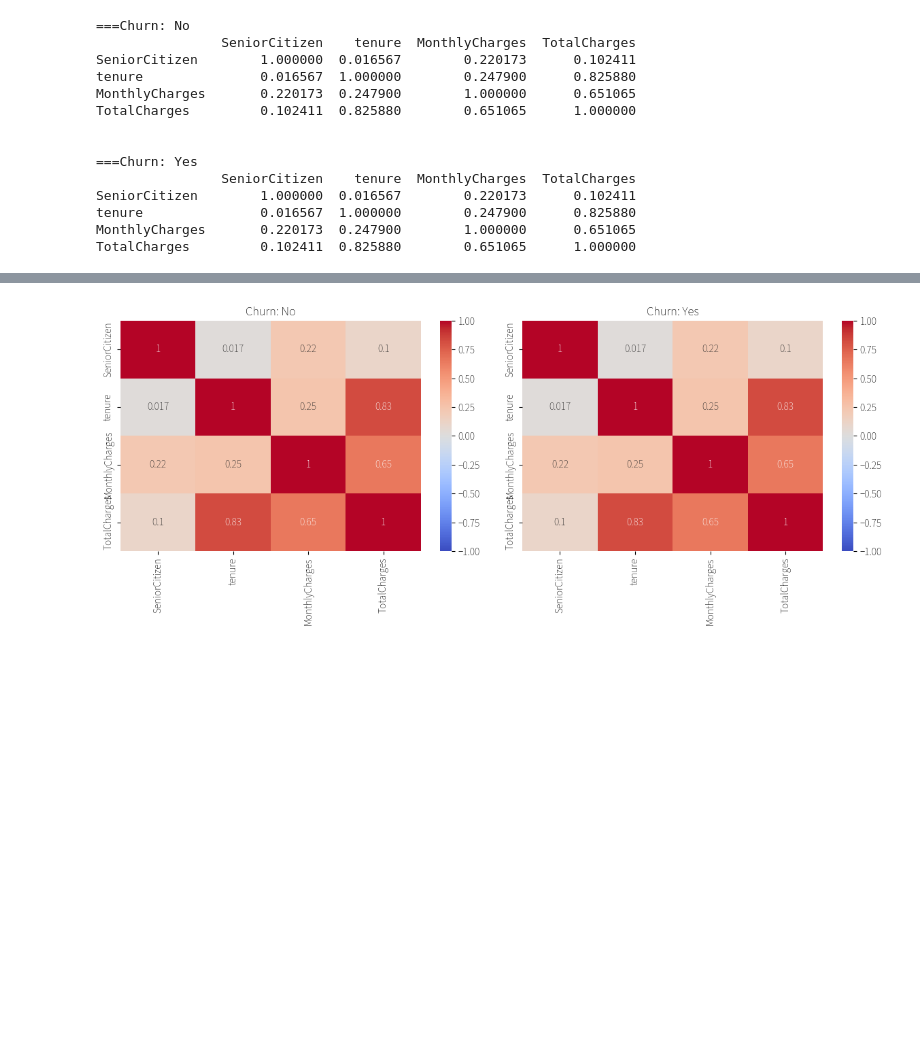
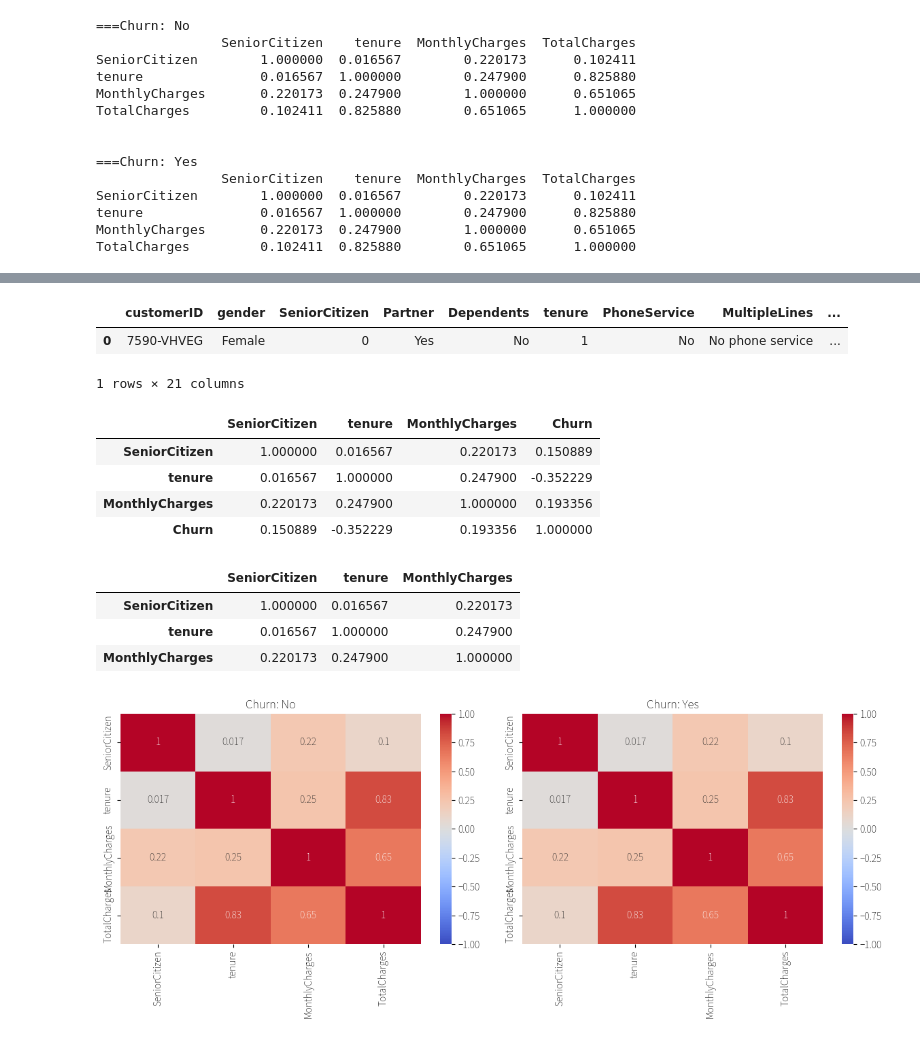
Before and after one commit to meanresult/SQL_rep, a Jupyter notebook: telecom_report.ipynb, the cells around one changed output, grey strips where cells are left out. Drawn from its saved outputs; the diff is of its cells as text; code cells hidden in the pictures; blank space fills up the shorter version.

```diff
--- a/telecom_report.ipynb
+++ b/telecom_report.ipynb
@@ -301,0 +318,6 @@ TotalCharges         0.102411  0.825880        0.651065      1.000000
+# %%
+df.head(1)
+# %% [output]
+|  | customerID | gender | SeniorCitizen | Partner | Dependents | tenure | PhoneService | MultipleLines | ... |
+| 0 | 7590-VHVEG | Female | 0 | Yes | No | 1 | No | No phone service | ... |
+1 rows × 21 columns
@@ -302,3 +326,24 @@ TotalCharges         0.102411  0.825880        0.651065      1.000000
+# %%
+df1 = df.copy()
+# %%
+df1['Churn'] = df1['Churn'].map({'No':0,'Yes':1 })
+# %%
+num = df1.select_dtypes(include=['int64', 'float64'])
+# %%
+num.corr()
+# %% [output]
+|  | SeniorCitizen | tenure | MonthlyCharges | Churn |
+| SeniorCitizen | 1.000000 | 0.016567 | 0.220173 | 0.150889 |
+| tenure | 0.016567 | 1.000000 | 0.247900 | -0.352229 |
+| MonthlyCharges | 0.220173 | 0.247900 | 1.000000 | 0.193356 |
+| Churn | 0.150889 | -0.352229 | 0.193356 | 1.000000 |
+# %%
+num_cols.corr()
+# %% [output]
+|  | SeniorCitizen | tenure | MonthlyCharges |
+| SeniorCitizen | 1.000000 | 0.016567 | 0.220173 |
+| tenure | 0.016567 | 1.000000 | 0.247900 |
+| MonthlyCharges | 0.220173 | 0.247900 | 1.000000 |
 # %%
 import matplotlib.pyplot as plt
 import seaborn as sns
```
Also changed, not shown: parts of 5 cells of this notebook, 19 other files.
